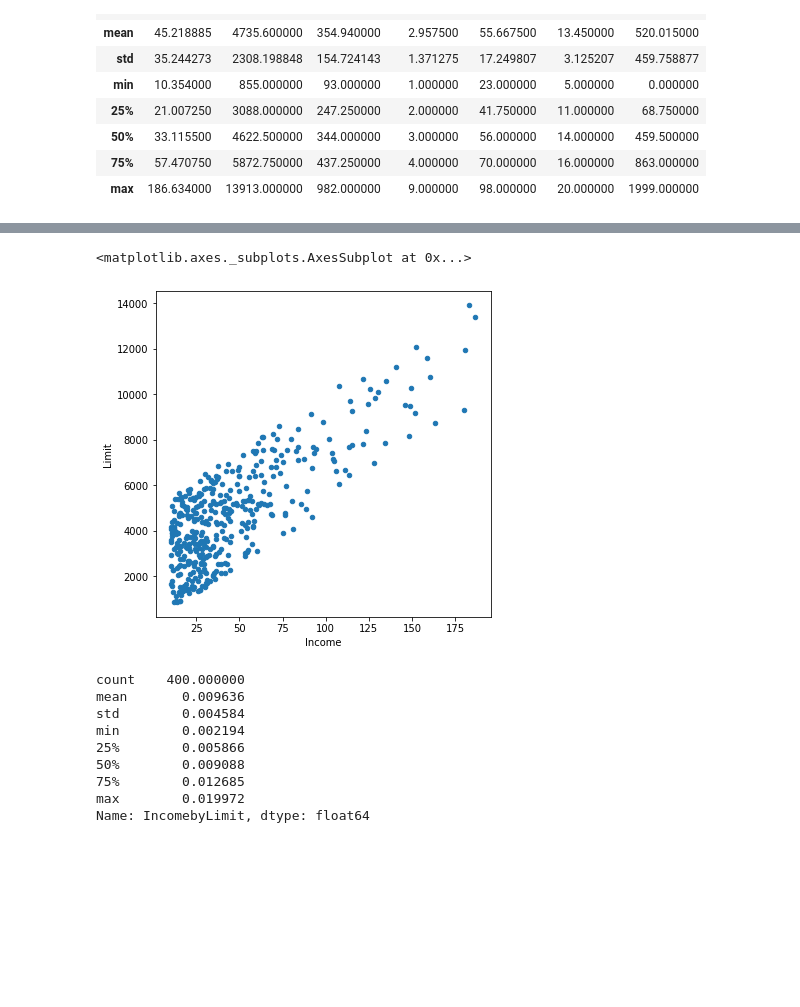
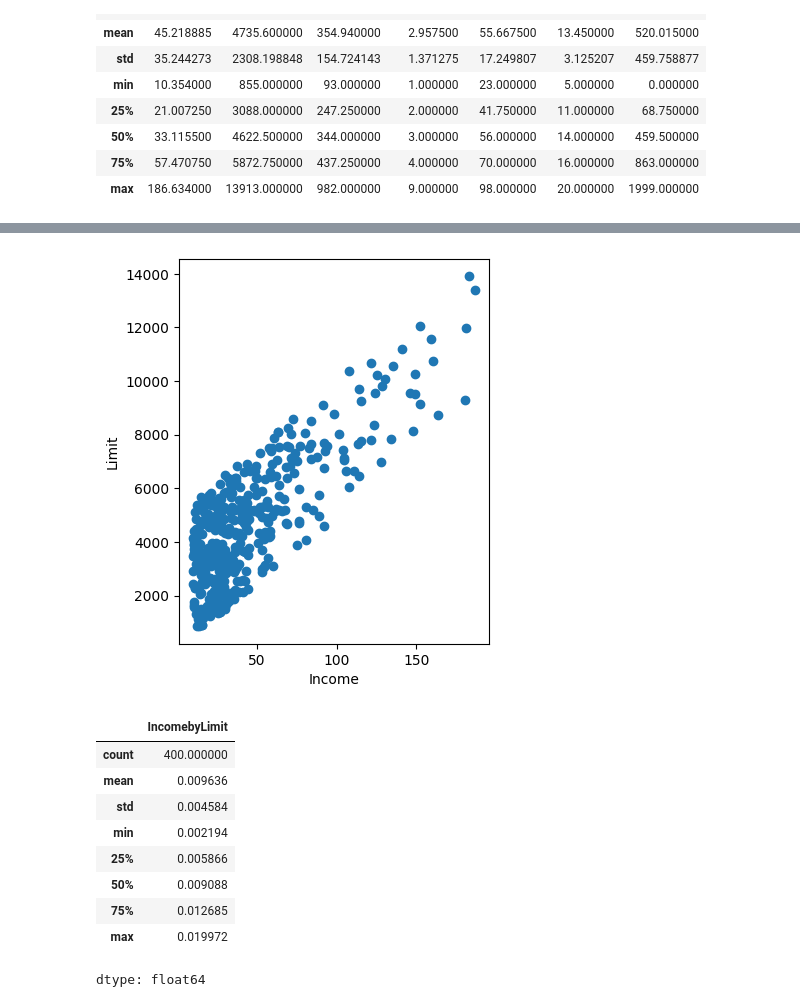
Before and after one commit to innosevda/Data-Science-CRN-20018, a Jupyter notebook: Homework2.ipynb, the cells around one changed output, grey strips where cells are left out. Saved outputs shown, nothing was run; the diff lists cells and outputs as text; code cells hidden in the pictures; blank space fills up the shorter version.

```diff
--- a/Homework2.ipynb
+++ b/Homework2.ipynb
@@ -100,19 +142,31 @@ Name: Married, dtype: float64
 # %%
 #Q12-Get the scatter plot of Income and Limit
+
+
+plt.figure(figsize=(4, 5))
+plt.scatter( df['Income'], df['Limit'])
+
+plt.xlabel('Income')
+plt.ylabel('Limit')
+
+plt.show()
 # %% [output]
-<matplotlib.axes._subplots.AxesSubplot at 0x...>
-[figure, old version]
+[figure, new version]
 # %%
 #Q13-Create new column named IncomebyLimit by dividing Income to Limit.
+
+df["IncomebyLimit"] = df["Income"] / df["Limit"]
+df["IncomebyLimit"].describe()
 # %% [output]
+|  | IncomebyLimit |
+| count | 400.000000 |
+| mean | 0.009636 |
+| std | 0.004584 |
+| min | 0.002194 |
+| 25% | 0.005866 |
+| 50% | 0.009088 |
+| 75% | 0.012685 |
+| max | 0.019972 |
-count    400.000000
-mean       0.009636
-std        0.004584
-min        0.002194
-25%        0.005866
-50%        0.009088
-75%        0.012685
-max        0.019972
-Name: IncomebyLimit, dtype: float64
+dtype: float64
 # %%
 # Q14-Create the pair plot using Seaborn library's pairplot
```
Also changed, not shown: parts of 10 cells of this notebook.
